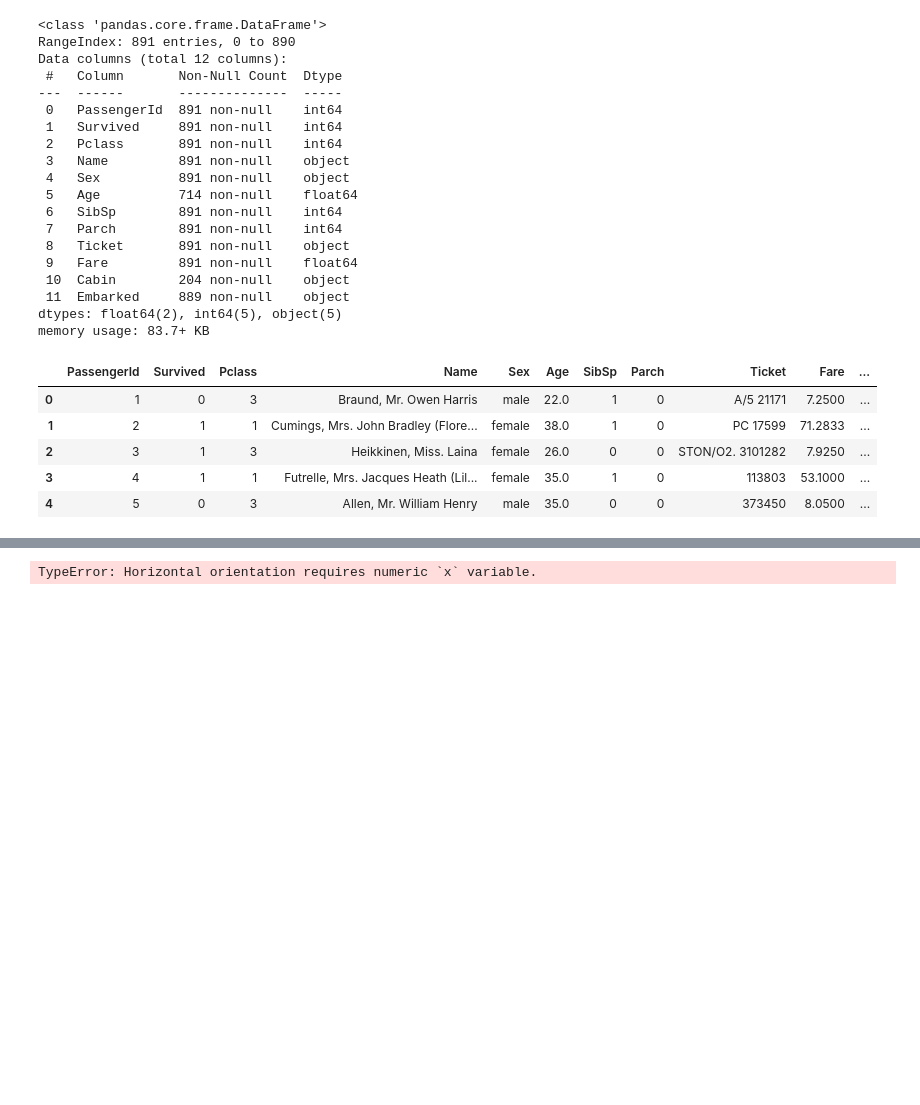
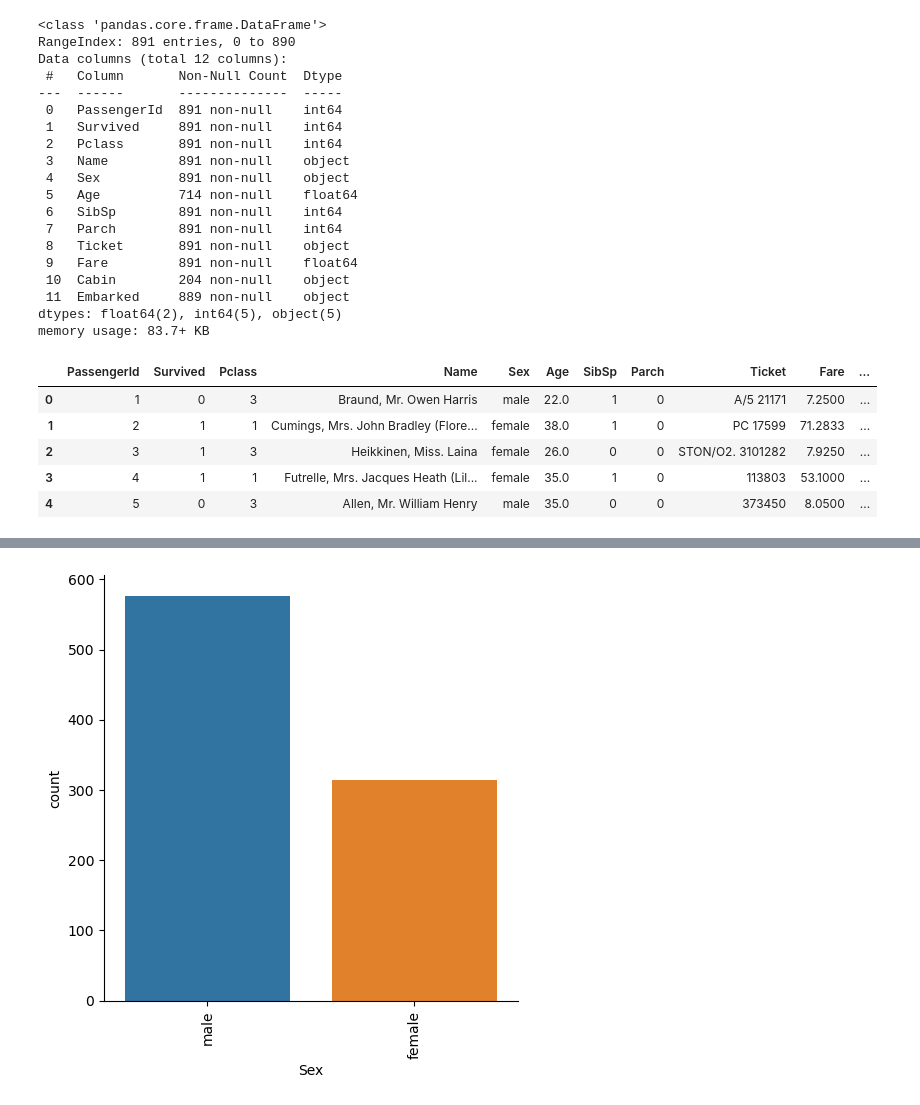
Before and after one commit to hferhat/DataWorks, a Jupyter notebook: TitanicDataAnalysisWork.ipynb, the cells around one changed output, grey strips where cells are left out. Drawn from its saved outputs; the diff is of its cells as text; code cells hidden in the pictures; blank space fills up the shorter version.

```diff
--- a/TitanicDataAnalysisWork.ipynb
+++ b/TitanicDataAnalysisWork.ipynb
@@ -104,8 +109,8 @@ titanic_df.head()
 # %%
-g = sns.catplot(x='Sex', data=titanic_df, kind='bar')
+g = sns.catplot(x='Sex', data=titanic_df, kind='count')
 
 g.set_xticklabels(rotation=90)
 
 plt.show()
 # %% [output]
-TypeError: Horizontal orientation requires numeric `x` variable.
+[figure, added]
```
Also changed, not shown: parts of 19 cells of this notebook.
